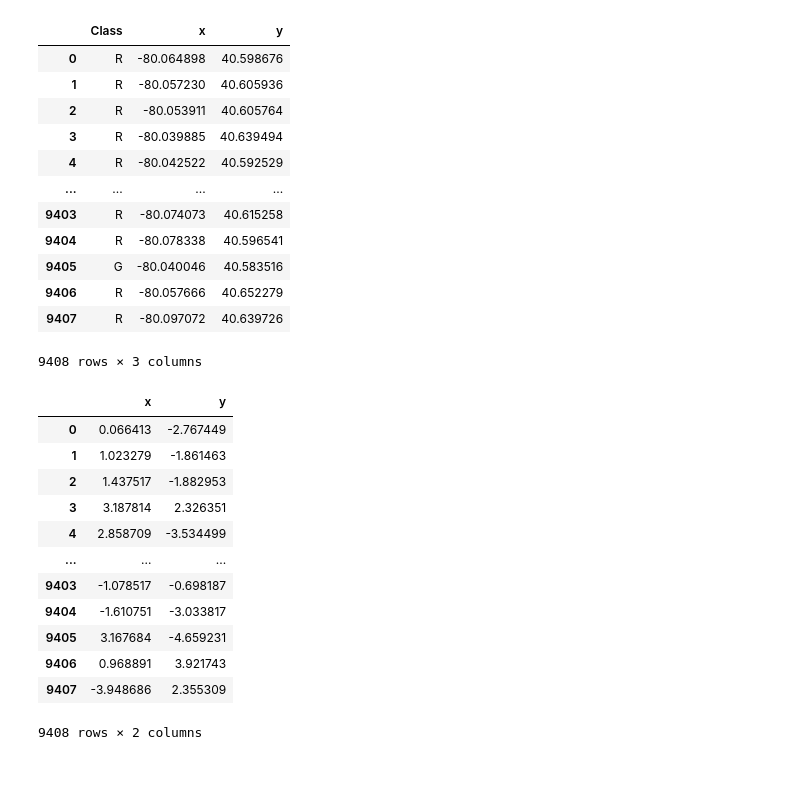
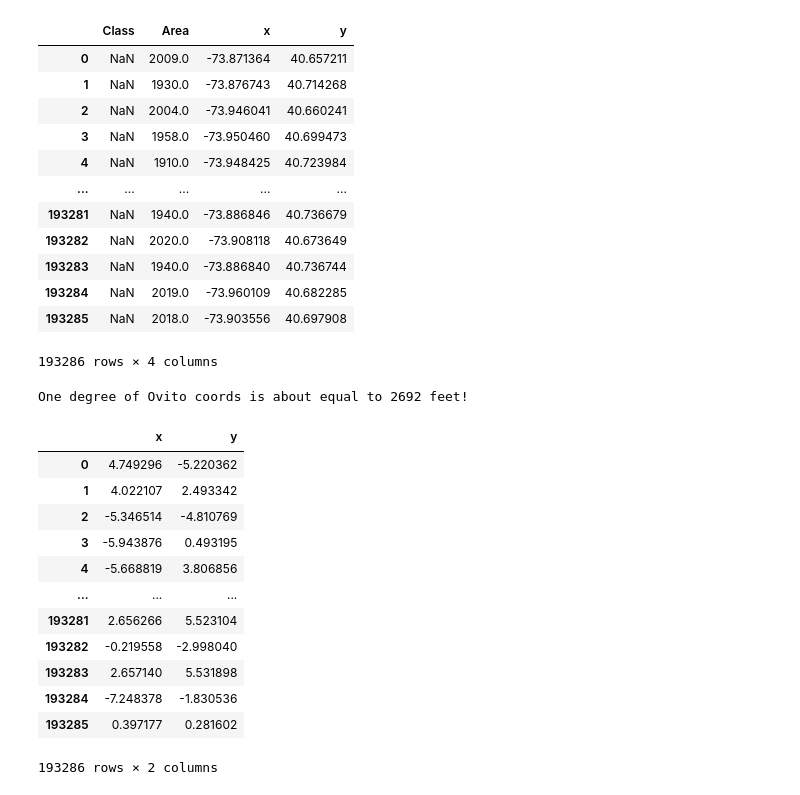
Before and after one commit to rrusali/2020-Summer-Research, a Jupyter notebook: From x-y to x-y-z.ipynb, the cells around one changed output. Cells and saved outputs as stored; diff of their text form; code cells hidden in the pictures.

```diff
--- a/From x-y to x-y-z.ipynb
+++ b/From x-y to x-y-z.ipynb
@@ -3,43 +3,45 @@ import pandas as pd
 # %%
 #####
 
 # README: This code turns x-y coordinate files into x-y-z files that can be used by Ovito
 
 #####
 
-# Change the zip code here to your coordinate file and file paths
+# Change the code here to your coordinate file and file paths
 
-zip_code = '15090'
+###
+
+code = 'new_york'
+
+###
 
 s1 = 'Coords Folder/'
 
-s2 = '_building_coords.txt'
+s2 = '.csv'
 
-file = open(s1 + zip_code + s2)
+with open(s1 + code + s2) as file:
 
-coords = pd.read_csv(file, sep = ',', names = ['Class', 'x', 'y'])
-
-file.close()
+    coords = pd.read_csv(file, sep = ',', names = ['Class', 'Area', 'x', 'y'])
 
 coords
 # %% [output]
-|  | Class | x | y |
-| 0 | R | -80.064898 | 40.598676 |
-| 1 | R | -80.057230 | 40.605936 |
-| 2 | R | -80.053911 | 40.605764 |
-| 3 | R | -80.039885 | 40.639494 |
-| 4 | R | -80.042522 | 40.592529 |
-| ... | ... | ... | ... |
-| 9403 | R | -80.074073 | 40.615258 |
-| 9404 | R | -80.078338 | 40.596541 |
-| 9405 | G | -80.040046 | 40.583516 |
-| 9406 | R | -80.057666 | 40.652279 |
-| 9407 | R | -80.097072 | 40.639726 |
+|  | Class | Area | x | y |
+| 0 | NaN | 2009.0 | -73.871364 | 40.657211 |
+| 1 | NaN | 1930.0 | -73.876743 | 40.714268 |
+| 2 | NaN | 2004.0 | -73.946041 | 40.660241 |
+| 3 | NaN | 1958.0 | -73.950460 | 40.699473 |
+| 4 | NaN | 1910.0 | -73.948425 | 40.723984 |
+| ... | ... | ... | ... | ... |
+| 193281 | NaN | 1940.0 | -73.886846 | 40.736679 |
+| 193282 | NaN | 2020.0 | -73.908118 | 40.673649 |
+| 193283 | NaN | 1940.0 | -73.886840 | 40.736744 |
+| 193284 | NaN | 2019.0 | -73.960109 | 40.682285 |
+| 193285 | NaN | 2018.0 | -73.903556 | 40.697908 |
-9408 rows × 3 columns
+193286 rows × 4 columns
 # %%
 # Drop the class column from the frame
 
-coords = coords.drop(['Class'], axis = 1)
+coords = coords.drop(['Class', 'Area'], axis = 1)
 
 # Create the normalized dataframe
 
@@ -89,27 +91,30 @@ for letter in ['x', 'y']:
 
     index += 1
 
-scale = (((measure[0][0] - measure[0][1])**2 + (measure[1][0] - measure[1][1])**2)**(1/2))/2
+scale = ((((measure[0][0] - measure[0][1])**2 + (measure[1][0] - measure[1][1])**2)/2)**(1/2))
 
 # The multiplication factor here comes from the amount of feet in one degree of latitude. It's a rough measure
 
 line = 'One degree of Ovito coords is about equal to ' + str(int(scale*364000)) + ' feet!'
 
+print(line)
+
 normalized_data
 # %% [output]
+One degree of Ovito coords is about equal to 2692 feet!
 |  | x | y |
-| 0 | 0.066413 | -2.767449 |
-| 1 | 1.023279 | -1.861463 |
-| 2 | 1.437517 | -1.882953 |
-| 3 | 3.187814 | 2.326351 |
-| 4 | 2.858709 | -3.534499 |
+| 0 | 4.749296 | -5.220362 |
+| 1 | 4.022107 | 2.493342 |
+| 2 | -5.346514 | -4.810769 |
+| 3 | -5.943876 | 0.493195 |
+| 4 | -5.668819 | 3.806856 |
 | ... | ... | ... |
-| 9403 | -1.078517 | -0.698187 |
-| 9404 | -1.610751 | -3.033817 |
-| 9405 | 3.167684 | -4.659231 |
-| 9406 | 0.968891 | 3.921743 |
-| 9407 | -3.948686 | 2.355309 |
+| 193281 | 2.656266 | 5.523104 |
+| 193282 | -0.219558 | -2.998040 |
+| 193283 | 2.657140 | 5.531898 |
+| 193284 | -7.248378 | -1.830536 |
+| 193285 | 0.397177 | 0.281602 |
-9408 rows × 2 columns
+193286 rows × 2 columns
 # %%
 normalized_data.insert(0, 'test', 'H')
 
```
Also changed, not shown: parts of 2 cells of this notebook, 4 other files.
